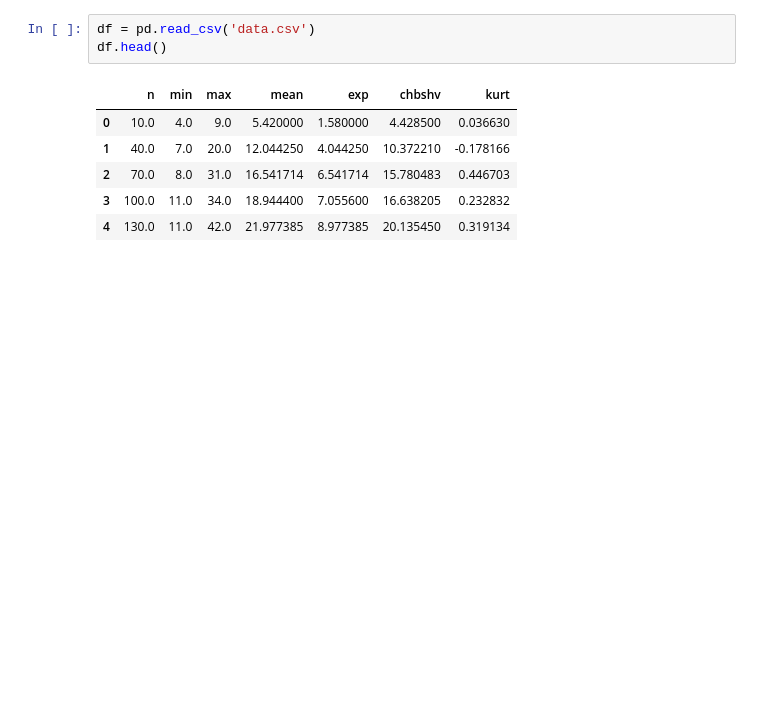
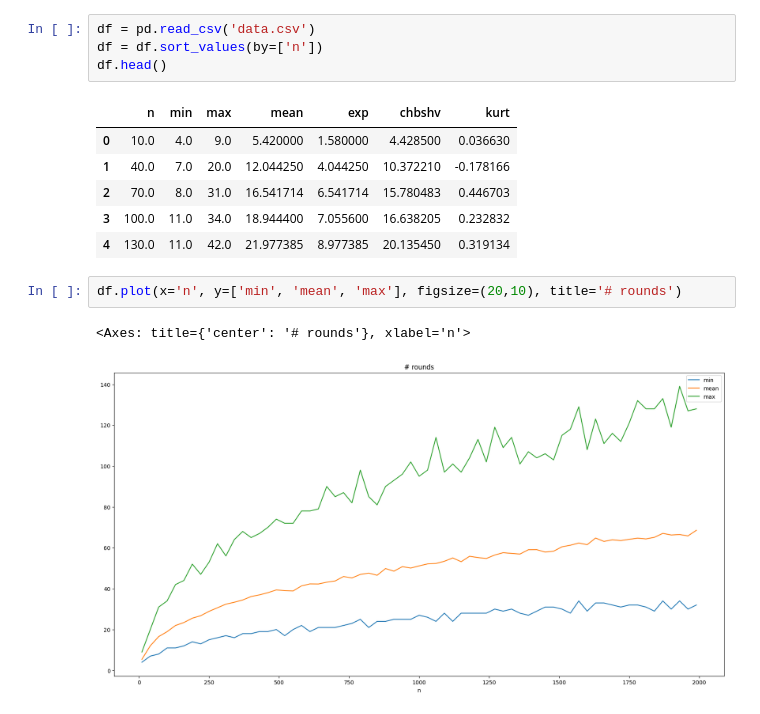
Before and after one commit to pucikplay/MPA, a Jupyter notebook: L3/l3.ipynb, the cells around one changed output. Drawn from its saved outputs; the diff is of its cells as text; blank space fills up the shorter version.

Commit message:
Charts done, comments added

```diff
--- a/L3/l3.ipynb
+++ b/L3/l3.ipynb
@@ -3,6 +2,7 @@ import matplotlib.pyplot as plt
 import pandas as pd
 # %%
 df = pd.read_csv('data.csv')
+df = df.sort_values(by=['n'])
 df.head()
 # %% [output]
 |  | n | min | max | mean | exp | chbshv | kurt |
@@ -11,3 +11,8 @@ df.head()
 | 2 | 70.0 | 8.0 | 31.0 | 16.541714 | 6.541714 | 15.780483 | 0.446703 |
 | 3 | 100.0 | 11.0 | 34.0 | 18.944400 | 7.055600 | 16.638205 | 0.232832 |
 | 4 | 130.0 | 11.0 | 42.0 | 21.977385 | 8.977385 | 20.135450 | 0.319134 |
+# %%
+df.plot(x='n', y=['min', 'mean', 'max'], figsize=(20,10), title='# rounds')
+# %% [output]
+<Axes: title={'center': '# rounds'}, xlabel='n'>
+[figure, added]
```
Also changed, not shown: parts of 5 cells of this notebook, 2 other files.
